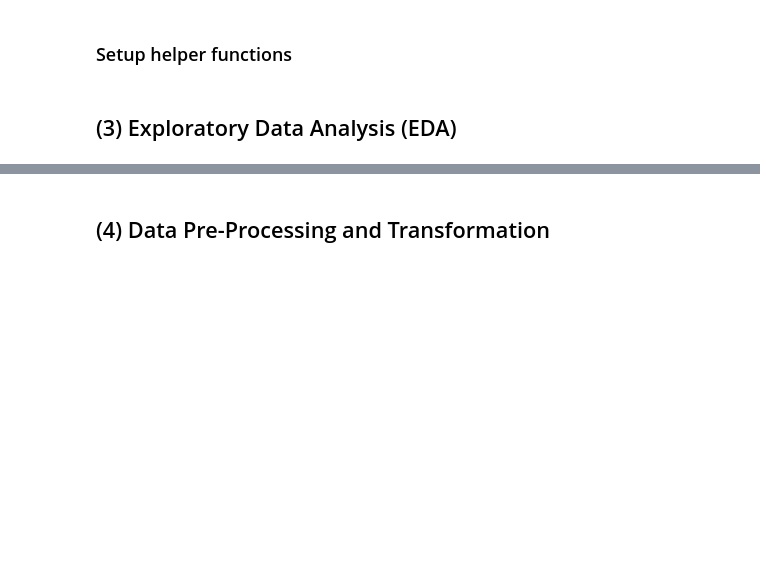
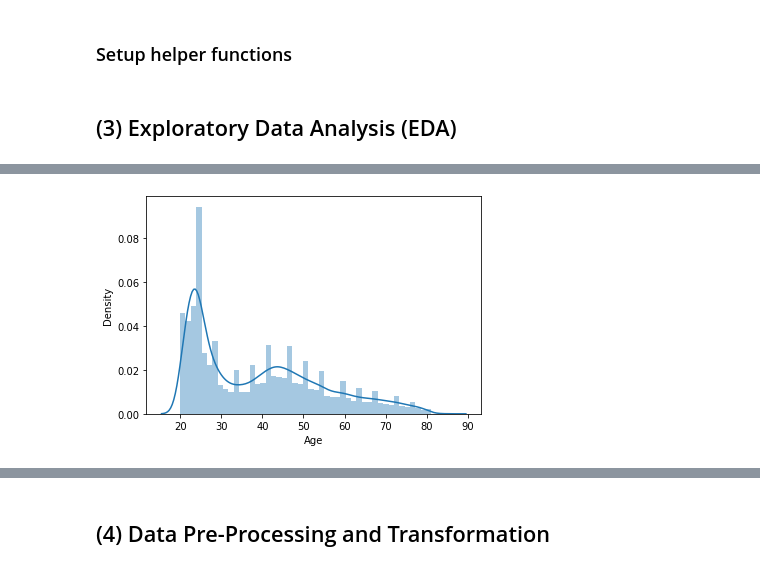
Before and after one commit to aminbenmansour/e2e-insurance-cross-sell-prediction-automl, a Jupyter notebook: 01_EDA_and_Data_PreProcessing.ipynb, the cells around one changed output, grey strips where cells are left out. Drawn from its saved outputs; the diff is of its cells as text; code cells hidden in the pictures; blank space fills up the shorter version.

```diff
--- a/01_EDA_and_Data_PreProcessing.ipynb
+++ b/01_EDA_and_Data_PreProcessing.ipynb
@@ -130,0 +211,4 @@ def show_heatmap(data, figsize=(12,8),
+# %%
+sns.distplot(main_df['Age']);
+# %% [output]
+[figure, added]
```
Also changed, not shown: parts of 15 cells of this notebook.
